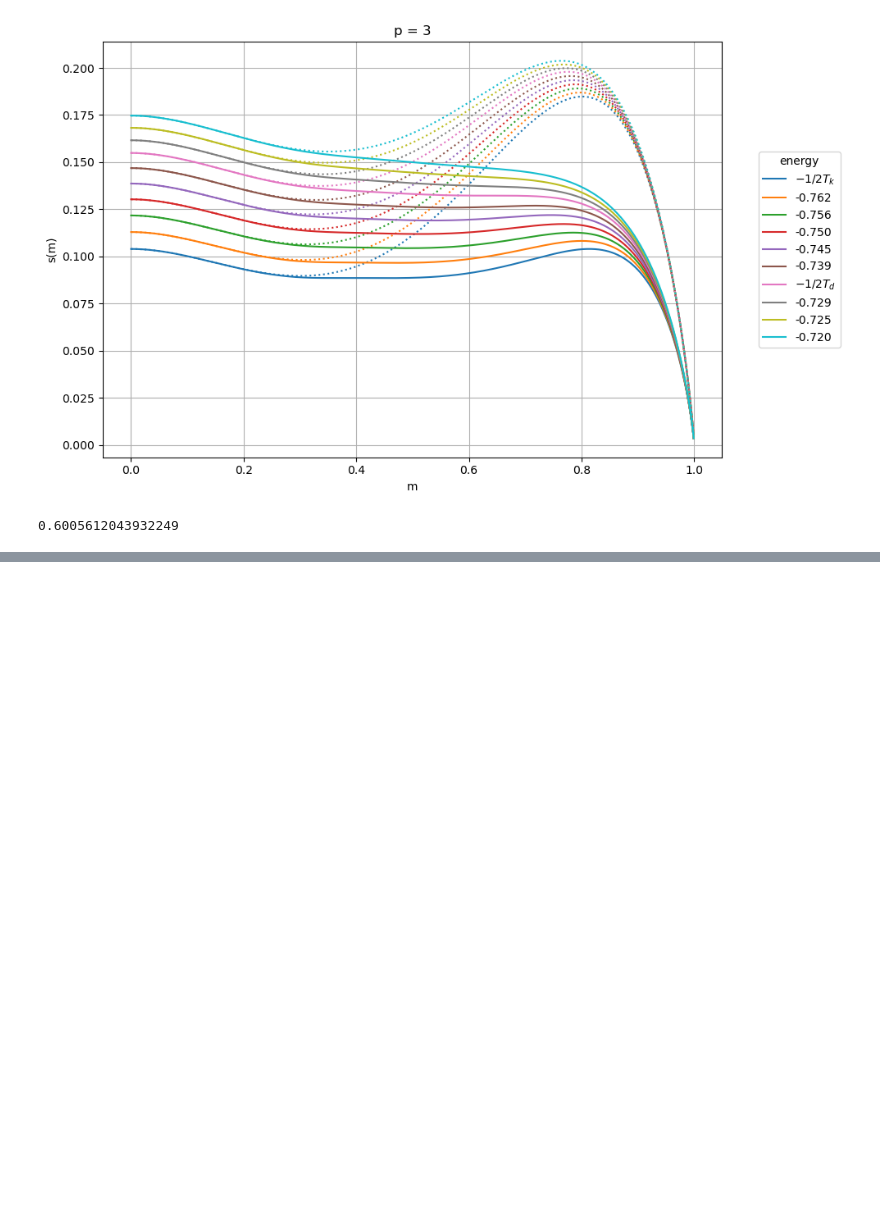
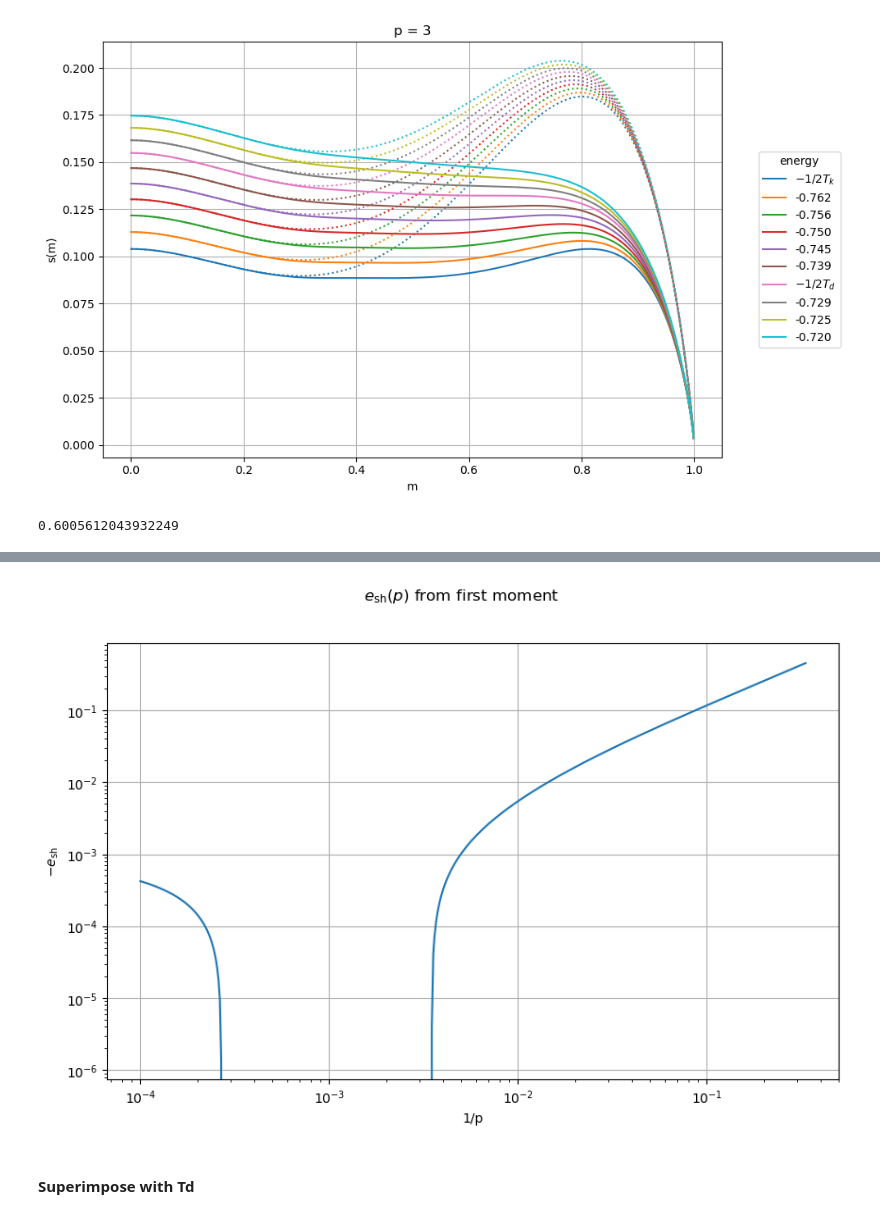
Before and after one commit to mvilucchio/fixed-energy-slice, a Jupyter notebook: Annealed_vs_RS_Ising.ipynb, the cells around one changed output, grey strips where cells are left out. Drawn from its saved outputs; the diff is of its cells as text; code cells hidden in the pictures; blank space fills up the shorter version.

```diff
--- a/Annealed_vs_RS_Ising.ipynb
+++ b/Annealed_vs_RS_Ising.ipynb
@@ -144,0 +192,14 @@ array([1.0250097])
+# %%
+fig, ax = plt.subplots(figsize=(10,6))
+fig.suptitle(r"$e_{\rm sh}(p)$ from first moment")
+ax.plot(1/ps, np.exp(b)*np.power(1/ps, a)+ess, '-')
+ax.set_xlabel('1/p')
+ax.set_ylabel(r'$-e_{\rm sh}$')
+ax.set_xscale('log')
+ax.set_yscale('log')
+#ax.set_yscale('symlog', linthresh=1e-5)
+ax.grid()
+# %% [output]
+[figure, added]
+# %% [markdown]
+#### Superimpose with Td
```
Also changed, not shown: parts of 22 cells of this notebook, 1 other file.
